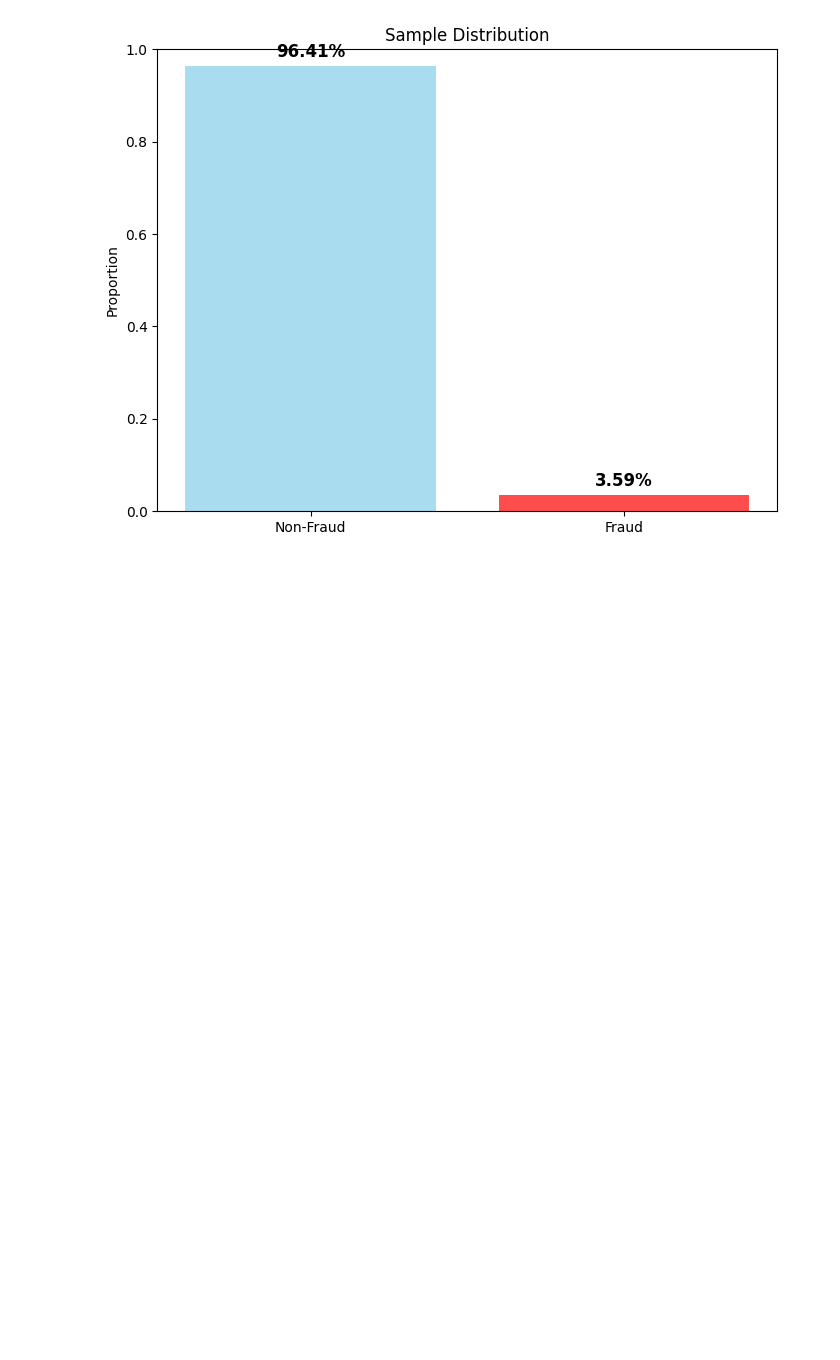
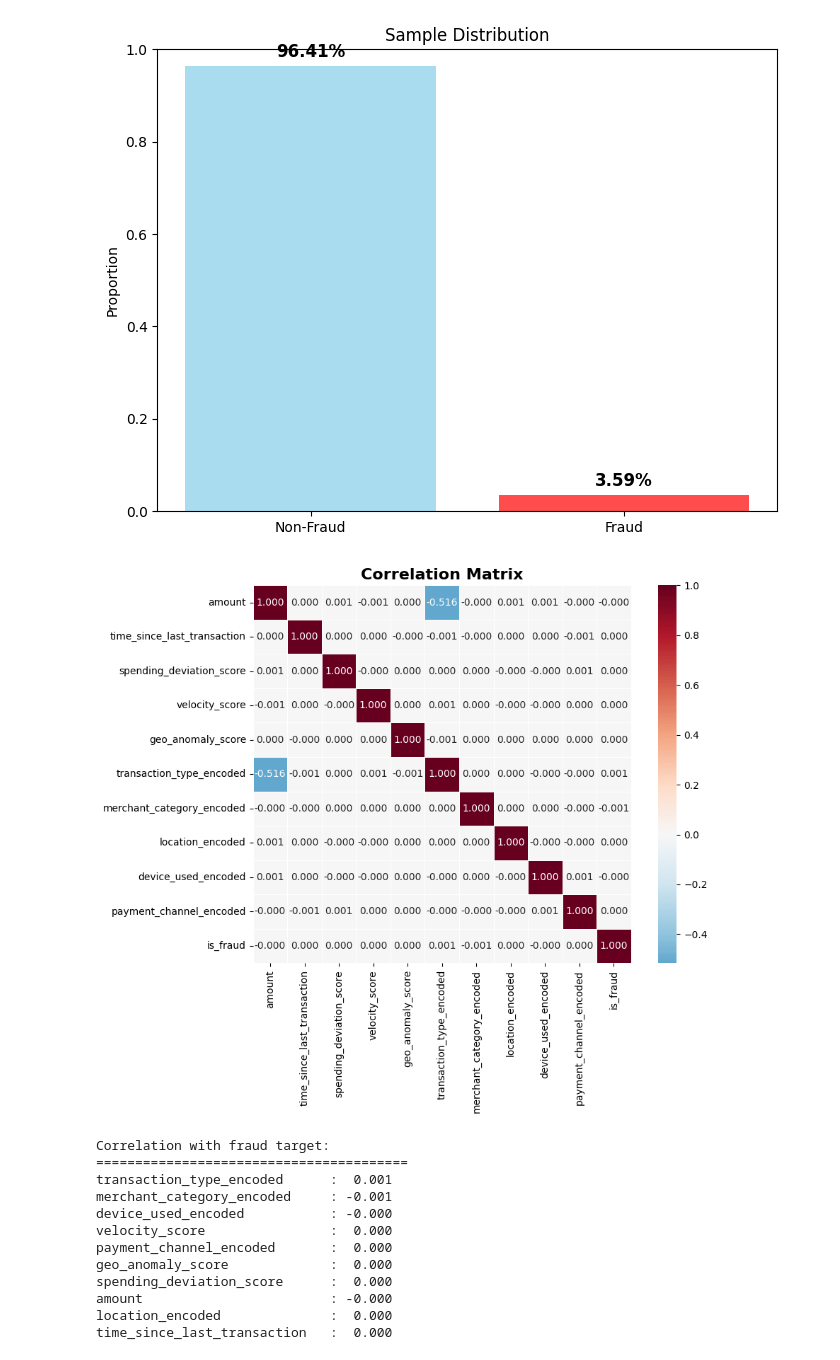
Before and after one commit to Jiajun-Liu-1159501/COMP647-1159501, a Jupyter notebook: data_processing.ipynb, the cells around one changed output. Cells and saved outputs as stored; diff of their text form; code cells hidden in the pictures; blank space fills up the shorter version.

```diff
--- a/data_processing.ipynb
+++ b/data_processing.ipynb
@@ -269,3 +269,62 @@ for bar, rate in zip(bars, rates):
 plt.show()
 # %% [output]
 [figure]
+# %%
+import matplotlib.pyplot as plt
+import seaborn as sns
+import numpy as np
+
+# 创建分析用的数据副本
+df_corr = df.copy()
+
+# 对分类变量进行标签编码
+from sklearn.preprocessing import LabelEncoder
+categorical_features = ['transaction_type', 'merchant_category', 'location', 'device_used', 'payment_channel']
+
+for col in categorical_features:
+    if col in df_corr.columns:
+        le = LabelEncoder()
+        df_corr[col + '_encoded'] = le.fit_transform(df_corr[col].astype(str))
+
+# 选择所有特征进行相关性分析
+numerical_features = ['amount', 'time_since_last_transaction', 'spending_deviation_score',
+                     'velocity_score', 'geo_anomaly_score']
+encoded_features = [col + '_encoded' for col in categorical_features if col in df_corr.columns]
+all_features = numerical_features + encoded_features + ['is_fraud']
+
+# 计算相关系数矩阵
+correlation_matrix = df_corr[all_features].corr()
+
+# 创建热力图
+plt.figure(figsize=(10, 8))
+sns.heatmap(correlation_matrix,
+            annot=True,           # 显示数值
+            cmap='RdBu_r',        # 颜色映射
+            center=0,             # 以0为中心
+            square=True,          # 方形格子
+            fmt='.3f',            # 数值格式
+            linewidths=0.5)       # 网格线宽度
+
+plt.title('Correlation Matrix', fontsize=16, fontweight='bold')
+plt.tight_layout()
+plt.show()
+
+print("Correlation with fraud target:")
+print("=" * 40)
+fraud_correlations = correlation_matrix['is_fraud'].drop('is_fraud').sort_values(key=abs, ascending=False)
+for feature, corr in fraud_correlations.items():
+    print(f"{feature:30}: {corr:6.3f}")
+# %% [output]
+[figure, added]
+Correlation with fraud target:
+========================================
+transaction_type_encoded      :  0.001
+merchant_category_encoded     : -0.001
+device_used_encoded           : -0.000
+velocity_score                :  0.000
+payment_channel_encoded       :  0.000
+geo_anomaly_score             :  0.000
+spending_deviation_score      :  0.000
+amount                        : -0.000
+location_encoded              :  0.000
+time_since_last_transaction   :  0.000
```
